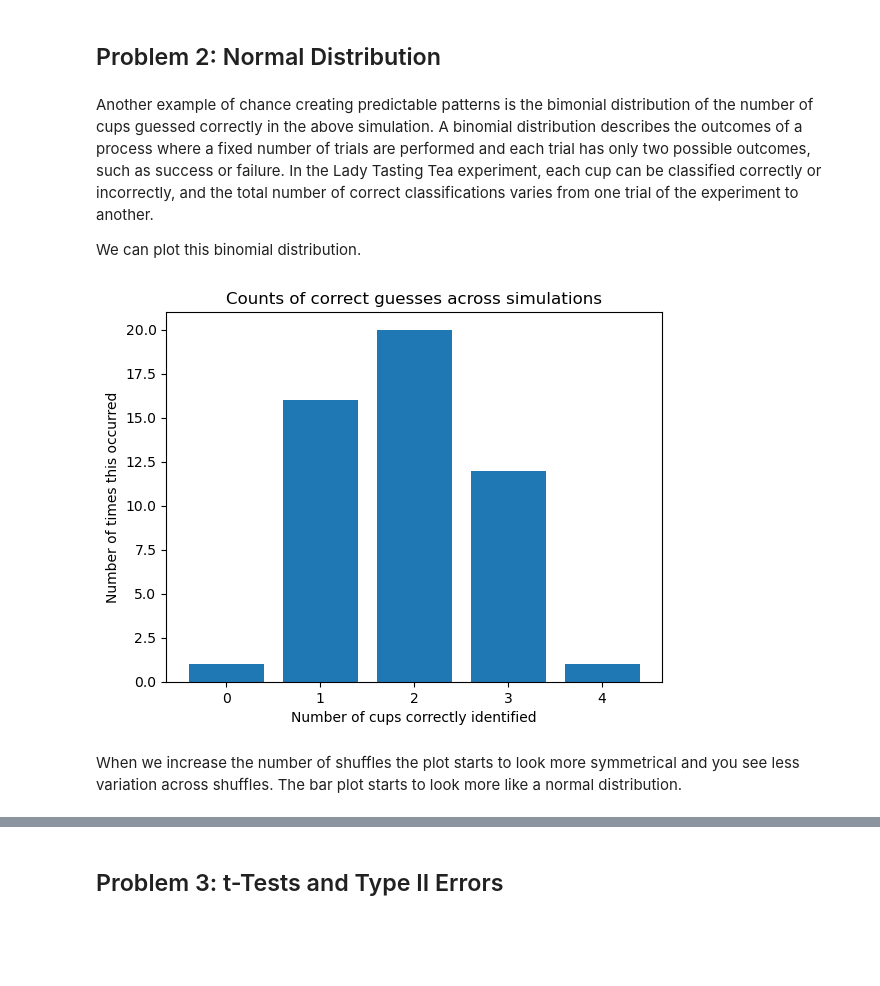
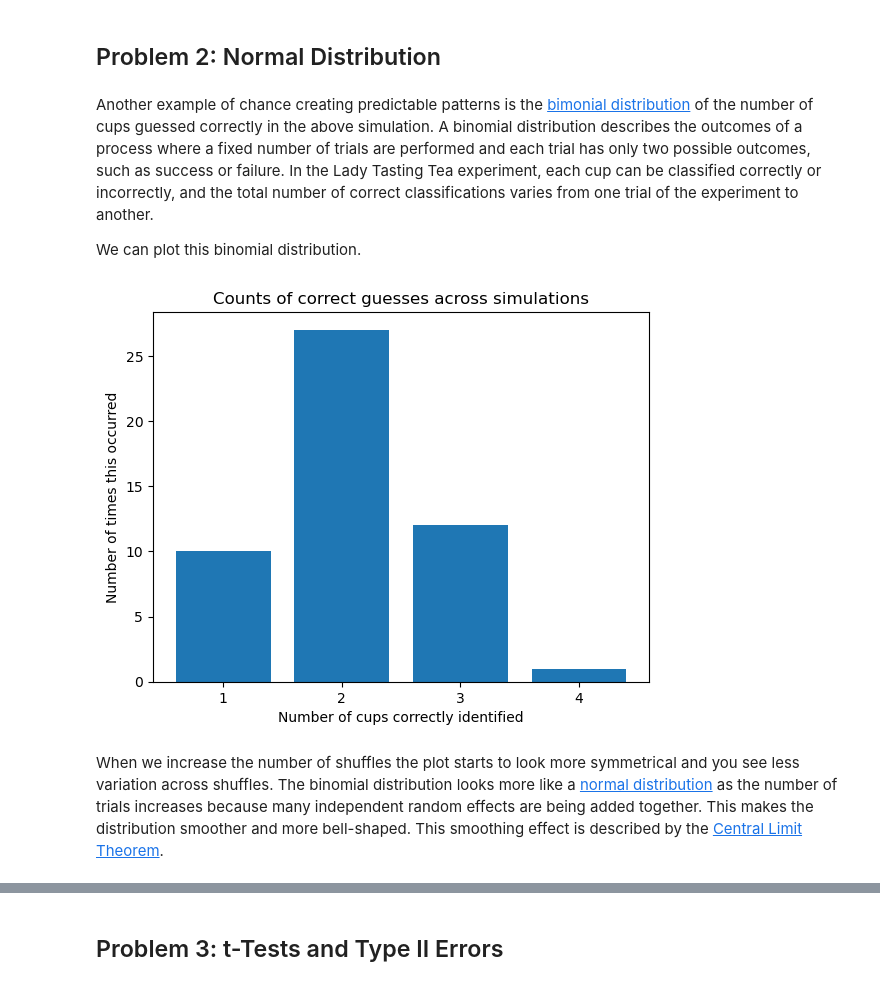
Before and after one commit to morgam7/applied-statistics, a Jupyter notebook: problems.ipynb, the cells around one changed output, grey strips where cells are left out. Cells and saved outputs as stored; diff of their text form; code cells hidden in the pictures; blank space fills up the shorter version.

```diff
--- a/problems.ipynb
+++ b/problems.ipynb
@@ -60,19 +62,25 @@ This can be done using [np.random.choice](https://numpy.org/devdocs/reference/ra
 def ltt_simulation(total, size, n_simulations):
 
     successes = 0 # Starting success counter at 0
+    true_set = {0, 1, 2, 3}
+    correct_counts = []
 
     for _ in range(n_simulations):
         # np.random simulates choosing 4 cups by guessing
         guess = np.random.choice(total, size, replace=False) #replace means only unique values chosen
 
+        correct = len(set(guess).intersection(true_set))
+        correct_counts.append(correct)
+
         # check success and adding successful guesses to the success counter
-        if set(guess) == {0, 1, 2, 3}: # arbitarily setting these cups as the correct guesses
+        if set(guess) == true_set: # arbitarily setting these cups as the correct guesses
             successes += 1
 
     # Estimate probability
     estimated_probability = successes / n_simulations
 
-    return estimated_probability
+    return estimated_probability, correct_counts
 
-ltt_simulation(8,4,100000)
+estimated_probability, correct_counts = ltt_simulation(8,4,100000)
+print(estimated_probability)
 # %% [output]
@@ -92,30 +101,22 @@ Causation is the thing that is out of the ordinary. This is an important re-fram
 # %% [markdown]
 ## Problem 2: Normal Distribution
 # %% [markdown]
-Another example of chance creating predictable patterns is the bimonial distribution of the number of cups guessed correctly in the above simulation. A binomial distribution describes the outcomes of a process where a fixed number of trials are performed and each trial has only two possible outcomes, such as success or failure. In the Lady Tasting Tea experiment, each cup can be classified correctly or incorrectly, and the total number of correct classifications varies from one trial of the experiment to another.
+Another example of chance creating predictable patterns is the [bimonial distribution](https://www.datacamp.com/tutorial/binomial-distribution) of the number of cups guessed correctly in the above simulation. A binomial distribution describes the outcomes of a process where a fixed number of trials are performed and each trial has only two possible outcomes, such as success or failure. In the Lady Tasting Tea experiment, each cup can be classified correctly or incorrectly, and the total number of correct classifications varies from one trial of the experiment to another.
 
 We can plot this binomial distribution.
 # %%
-true_set = {0, 1, 2, 3}
-correct_counts = []
+import matplotlib.pyplot as plt
 
-for _ in range(50):
-    guess = np.random.choice(8, 4, replace=False)
-
-    # count how many cups are correct
-    correct = len(set(guess).intersection(true_set))
-    correct_counts.append(correct)
-
+estimated_probability, correct_counts = ltt_simulation(8,4,50)
 values, counts = np.unique(correct_counts, return_counts=True)
-
 
 plt.bar(values, counts)
 plt.xticks(values)
 plt.xlabel("Number of cups correctly identified")
 plt.ylabel("Number of times this occurred")
 plt.title("Counts of correct guesses across simulations")
 plt.show()
 # %% [output]
-[figure, old version]
+[figure, new version]
 # %% [markdown]
-When we increase the number of shuffles the plot starts to look more symmetrical and you see less variation across shuffles. The bar plot starts to look more like a normal distribution.
+When we increase the number of shuffles the plot starts to look more symmetrical and you see less variation across shuffles. The binomial distribution looks more like a [normal distribution](https://www.datacamp.com/blog/standard-normal-distribution) as the number of trials increases because many independent random effects are being added together. This makes the distribution smoother and more bell-shaped. This smoothing effect is described by the [Central Limit Theorem](https://www.datacamp.com/tutorial/central-limit-theorem).
```
Also changed, not shown: parts of 19 cells of this notebook.
